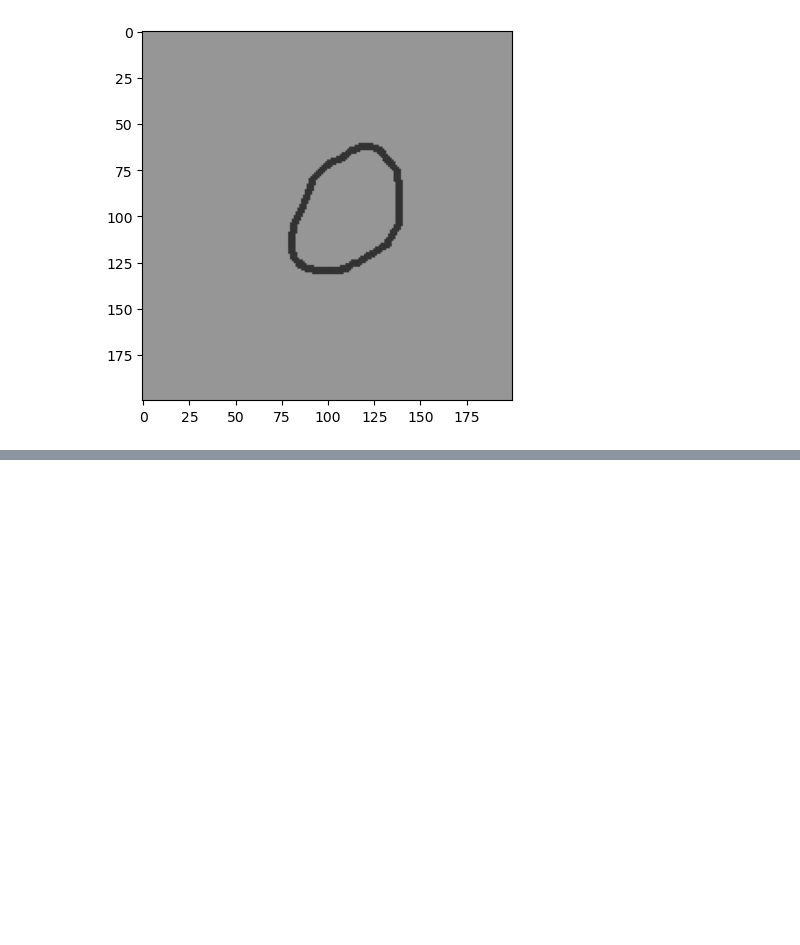
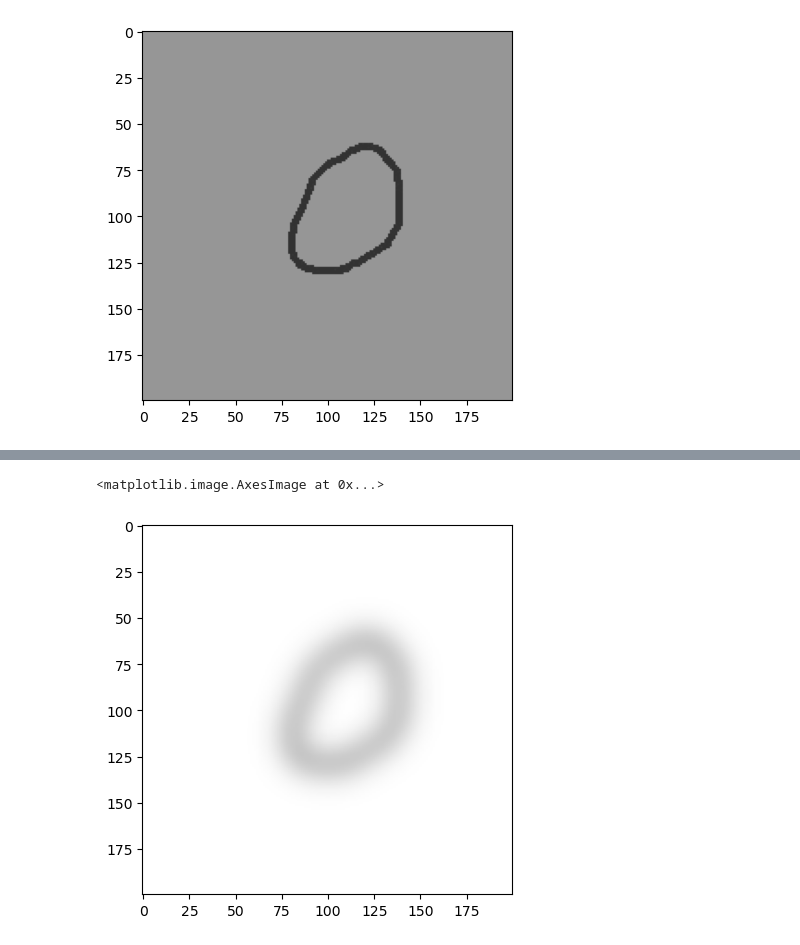
Before and after one commit to JulienFX/DuplicationDataset, a Jupyter notebook: duplication du dataset.ipynb, the cells around one changed output, grey strips where cells are left out. Saved outputs shown, nothing was run; the diff lists cells and outputs as text; code cells hidden in the pictures; blank space fills up the shorter version.

```diff
--- a/duplication du dataset.ipynb
+++ b/duplication du dataset.ipynb
@@ -54,0 +64,8 @@ plt.imshow(modif)
+# %%
+# Flou Gaussien
+ksize = (51, 51) # nb impair
+img_floue = cv2.GaussianBlur(img, ksize, 0)
+plt.imshow(img_floue)
+# %% [output]
+<matplotlib.image.AxesImage at 0x...>
+[figure, added]
```
Also changed, not shown: parts of 5 cells of this notebook.
